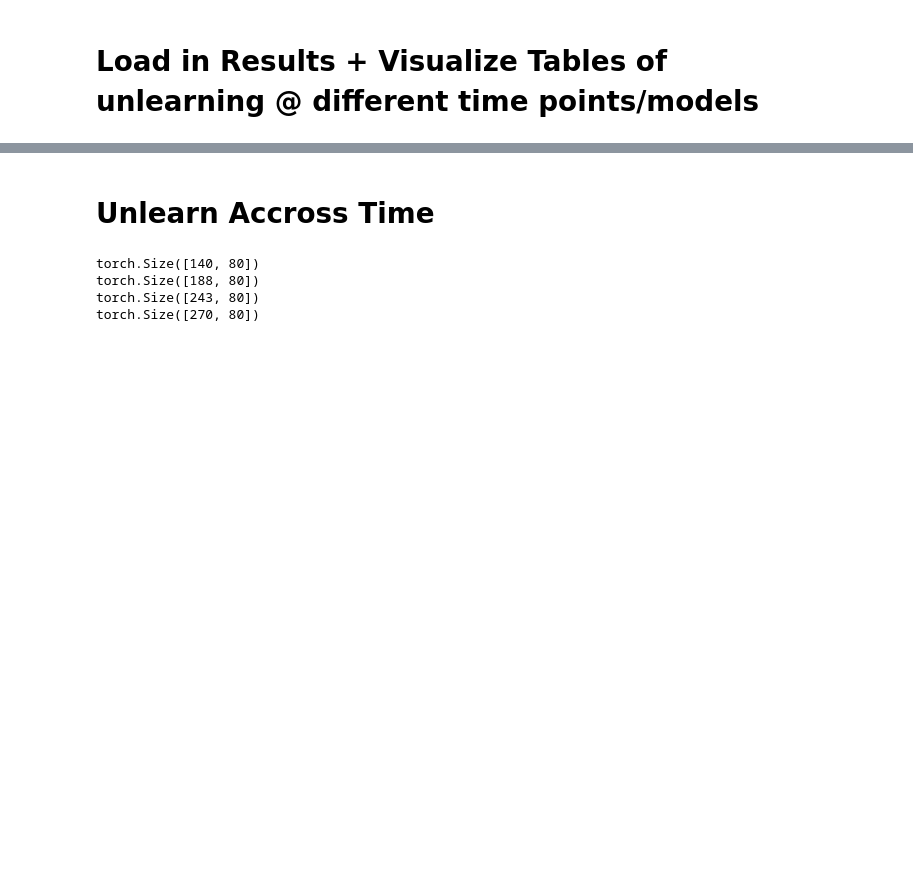
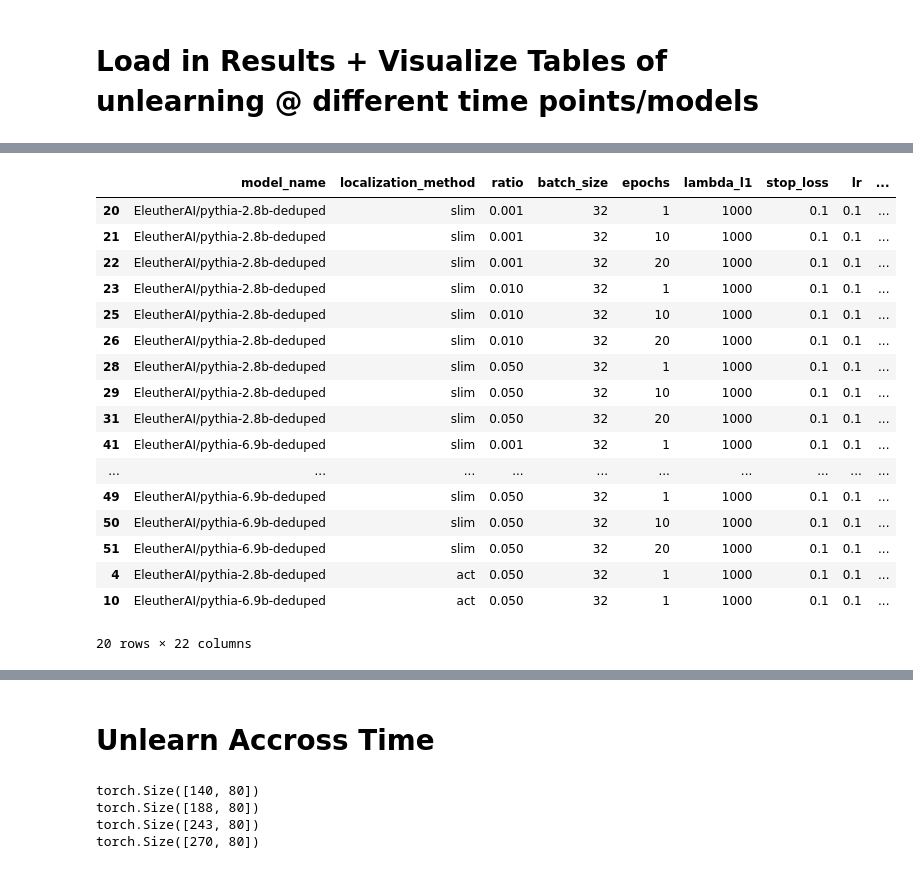
Before and after one commit to msakarvadia/memorization, a Jupyter notebook: figs/pythia_unlearning_results.ipynb, the cells around one changed output, grey strips where cells are left out. Cells and saved outputs as stored; diff of their text form; code cells hidden in the pictures; blank space fills up the shorter version.

```diff
--- a/figs/pythia_unlearning_results.ipynb
+++ b/figs/pythia_unlearning_results.ipynb
@@ -213,0 +276,30 @@ def return_ideal_method_for_lang(base_early_stats, weight_early, perp_cutoff=500
+# %%
+dfs = []
+
+for loc_method in ["slim", "act"]:
+    mask = ((df.localization_method == loc_method)  & (df.perc < 10))
+    if mask.any():
+        dfs.append(df[mask])
+    else:
+        mask = (df.localization_method == loc_method)
+        dfs.append(df[mask].copy())
+pd.concat(dfs, axis=0)
+# %% [output]
+|  | model_name | localization_method | ratio | batch_size | epochs | lambda_l1 | stop_loss | lr | ... |
+| 20 | EleutherAI/pythia-2.8b-deduped | slim | 0.001 | 32 | 1 | 1000 | 0.1 | 0.1 | ... |
+| 21 | EleutherAI/pythia-2.8b-deduped | slim | 0.001 | 32 | 10 | 1000 | 0.1 | 0.1 | ... |
+| 22 | EleutherAI/pythia-2.8b-deduped | slim | 0.001 | 32 | 20 | 1000 | 0.1 | 0.1 | ... |
+| 23 | EleutherAI/pythia-2.8b-deduped | slim | 0.010 | 32 | 1 | 1000 | 0.1 | 0.1 | ... |
+| 25 | EleutherAI/pythia-2.8b-deduped | slim | 0.010 | 32 | 10 | 1000 | 0.1 | 0.1 | ... |
+| 26 | EleutherAI/pythia-2.8b-deduped | slim | 0.010 | 32 | 20 | 1000 | 0.1 | 0.1 | ... |
+| 28 | EleutherAI/pythia-2.8b-deduped | slim | 0.050 | 32 | 1 | 1000 | 0.1 | 0.1 | ... |
+| 29 | EleutherAI/pythia-2.8b-deduped | slim | 0.050 | 32 | 10 | 1000 | 0.1 | 0.1 | ... |
+| 31 | EleutherAI/pythia-2.8b-deduped | slim | 0.050 | 32 | 20 | 1000 | 0.1 | 0.1 | ... |
+| 41 | EleutherAI/pythia-6.9b-deduped | slim | 0.001 | 32 | 1 | 1000 | 0.1 | 0.1 | ... |
+| ... | ... | ... | ... | ... | ... | ... | ... | ... | ... |
+| 49 | EleutherAI/pythia-6.9b-deduped | slim | 0.050 | 32 | 1 | 1000 | 0.1 | 0.1 | ... |
+| 50 | EleutherAI/pythia-6.9b-deduped | slim | 0.050 | 32 | 10 | 1000 | 0.1 | 0.1 | ... |
+| 51 | EleutherAI/pythia-6.9b-deduped | slim | 0.050 | 32 | 20 | 1000 | 0.1 | 0.1 | ... |
+| 4 | EleutherAI/pythia-2.8b-deduped | act | 0.050 | 32 | 1 | 1000 | 0.1 | 0.1 | ... |
+| 10 | EleutherAI/pythia-6.9b-deduped | act | 0.050 | 32 | 1 | 1000 | 0.1 | 0.1 | ... |
+20 rows × 22 columns
```
Also changed, not shown: parts of 20 cells of this notebook, 2 other files.
